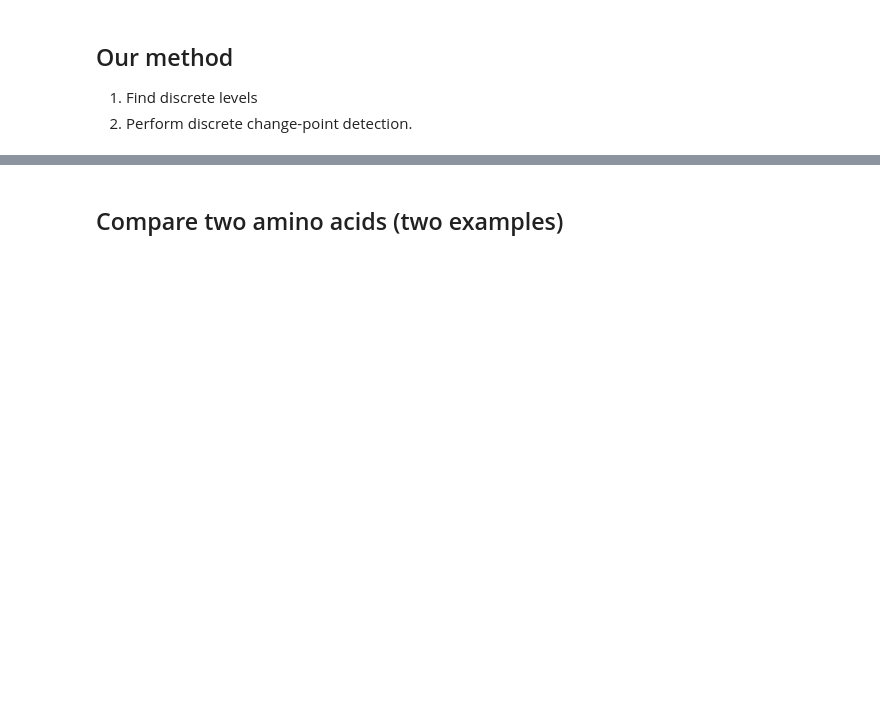
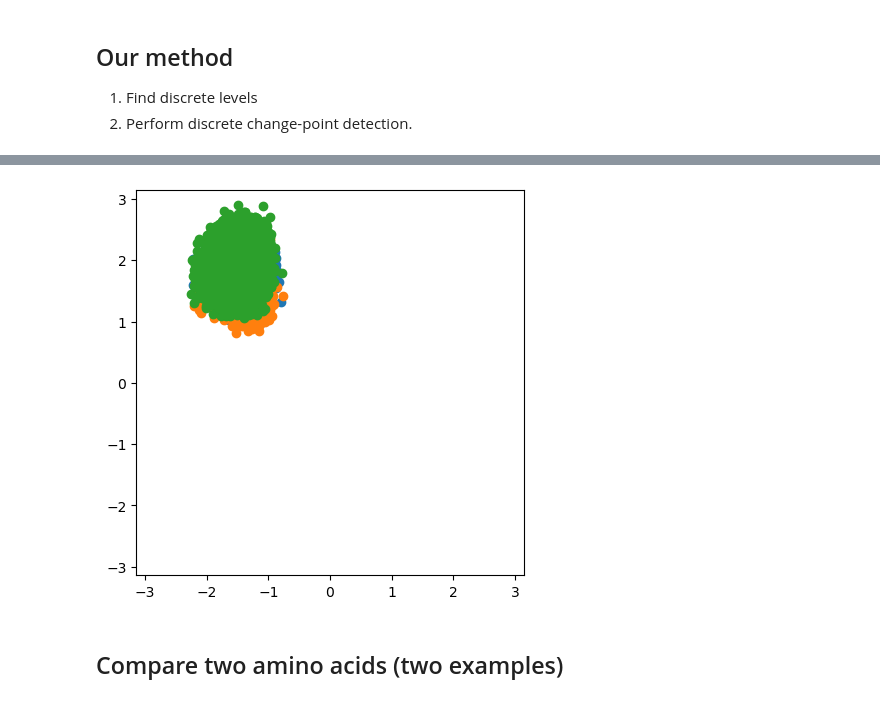
Before and after one commit to deepcharles/circruptures, a Jupyter notebook: notebooks/cpd.ipynb, the cells around one changed output, grey strips where cells are left out. Cells and saved outputs as stored; diff of their text form; code cells hidden in the pictures; blank space fills up the shorter version.

```diff
--- a/notebooks/cpd.ipynb
+++ b/notebooks/cpd.ipynb
@@ -133,2 +141,13 @@ for dim in range(2):
+# %%
+fig, ax = plt.subplots(figsize=(5, 5))
+ax.set_xlim(-np.pi, np.pi)
+_ = ax.set_ylim(-np.pi, np.pi)
+jump = 10
+start = 0
+for end in bkps:
+    ax.scatter(signal[start:end:jump, 0], signal[start:end:jump, 1])
+    start = end
+# %% [output]
+[figure, added]
 # %% [markdown]
 ## Compare two amino acids (two examples)
```
Also changed, not shown: parts of 13 cells of this notebook, 8 other files.
